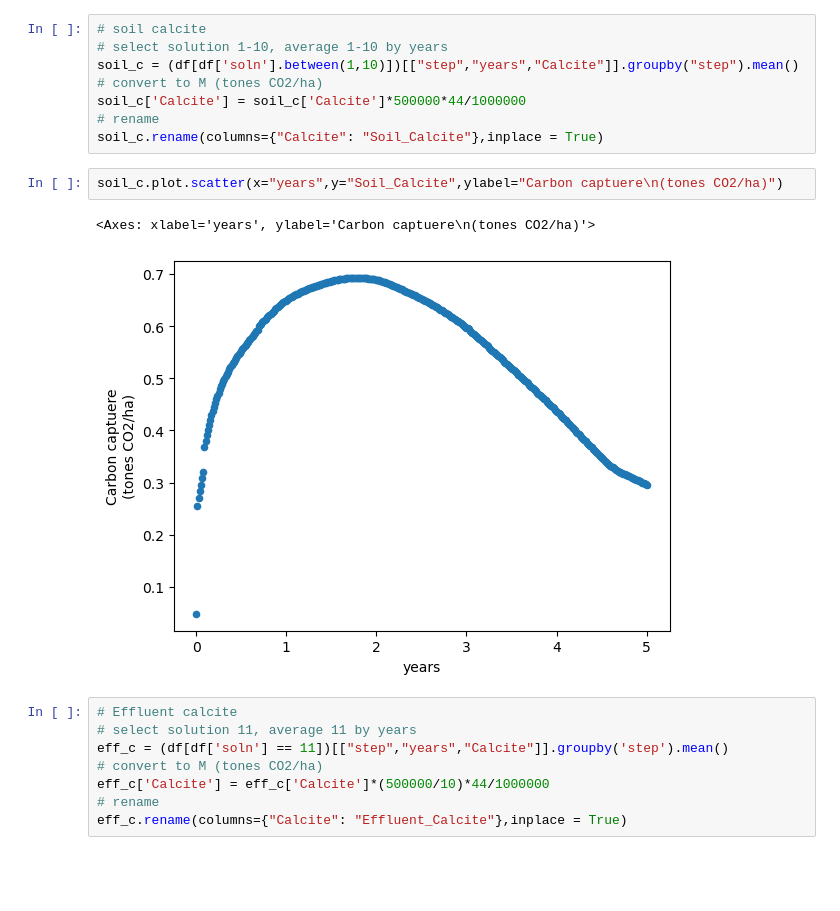
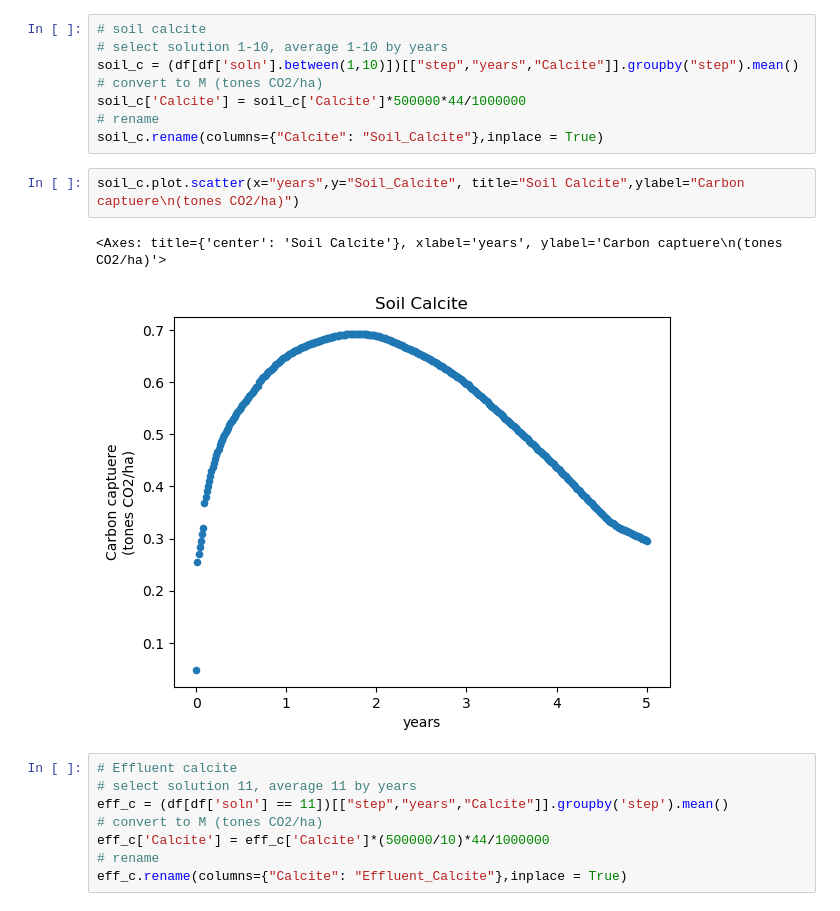
Before and after one commit to Geochemical-Modeling/PHREEQC_dataviz, a Jupyter notebook: co2capture_verfication.ipynb, the cells around one changed output. Saved outputs shown, nothing was run; the diff lists cells and outputs as text; blank space fills up the shorter version.

```diff
--- a/co2capture_verfication.ipynb
+++ b/co2capture_verfication.ipynb
@@ -59,10 +59,10 @@ soil_c['Calcite'] = soil_c['Calcite']*500000*44/1000000
 # rename
 soil_c.rename(columns={"Calcite": "Soil_Calcite"},inplace = True)
 # %%
-soil_c.plot.scatter(x="years",y="Soil_Calcite",ylabel="Carbon captuere\n(tones CO2/ha)")
+soil_c.plot.scatter(x="years",y="Soil_Calcite", title="Soil Calcite",ylabel="Carbon captuere\n(tones CO2/ha)")
 # %% [output]
-<Axes: xlabel='years', ylabel='Carbon captuere\n(tones CO2/ha)'>
+<Axes: title={'center': 'Soil Calcite'}, xlabel='years', ylabel='Carbon captuere\n(tones CO2/ha)'>
-[figure, old version]
+[figure, new version]
 # %%
 # Effluent calcite
 # select solution 11, average 11 by years
```
Also changed, not shown: parts of 3 cells of this notebook.
